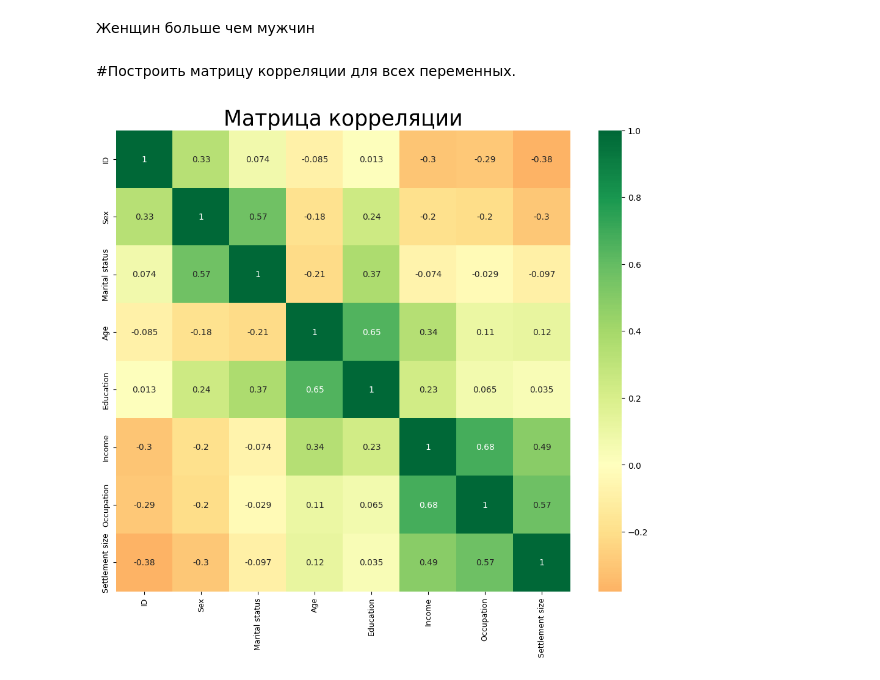
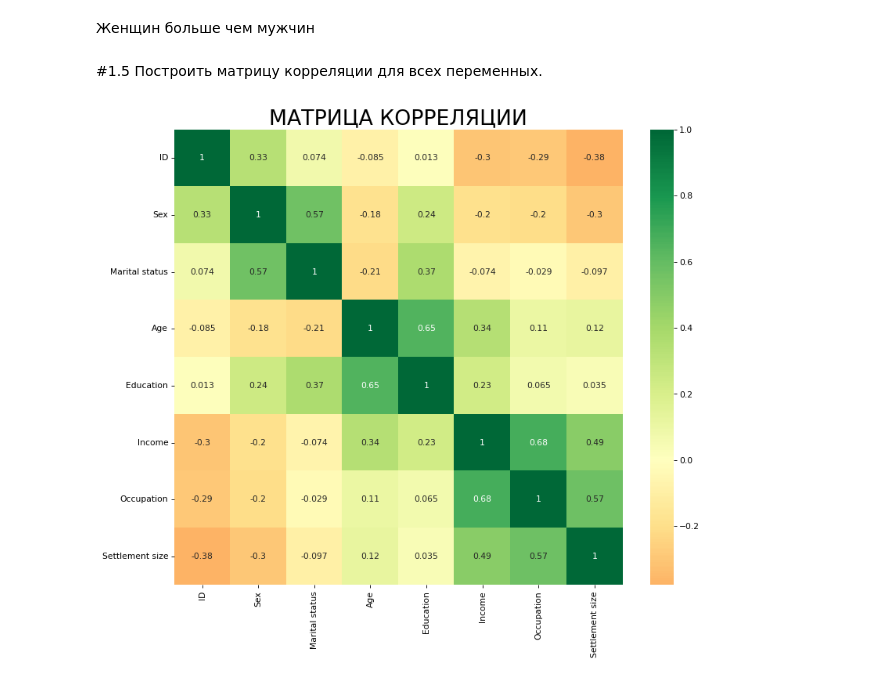
Before and after one commit to Adelaaas/Data_science_basic_22-23_2, a Jupyter notebook: home_work_clustering/Ivliev_Stepan.ipynb, the cells around one changed output. Drawn from its saved outputs; the diff is of its cells as text; code cells hidden in the pictures.

```diff
--- a/home_work_clustering/Ivliev_Stepan.ipynb
+++ b/home_work_clustering/Ivliev_Stepan.ipynb
@@ -98,15 +98,15 @@ plt.show()
 # %% [markdown]
 Женщин больше чем мужчин
 # %% [markdown]
-#Построить матрицу корреляции для всех переменных.
+#1.5 Построить матрицу корреляции для всех переменных.
 # %%
 df.corr()
-plt.figure(figsize=(12,10), dpi= 100)
+plt.figure(figsize=(12,10), dpi=77)
 sns.heatmap(df.corr(), xticklabels=df.corr().columns, yticklabels=df.corr().columns, cmap='RdYlGn', center=0, annot=True)
 
-plt.title('Матрица корреляции', fontsize=25)
-plt.xticks(fontsize=9)
-plt.yticks(fontsize=9)
+plt.title('МАТРИЦА КОРРЕЛЯЦИИ', fontsize=25)
+plt.xticks(fontsize=10)
+plt.yticks(fontsize=10)
 plt.show()
 # %% [output]
-[figure, old version]
+[figure, new version]
```
Also changed, not shown: parts of 12 cells of this notebook.
